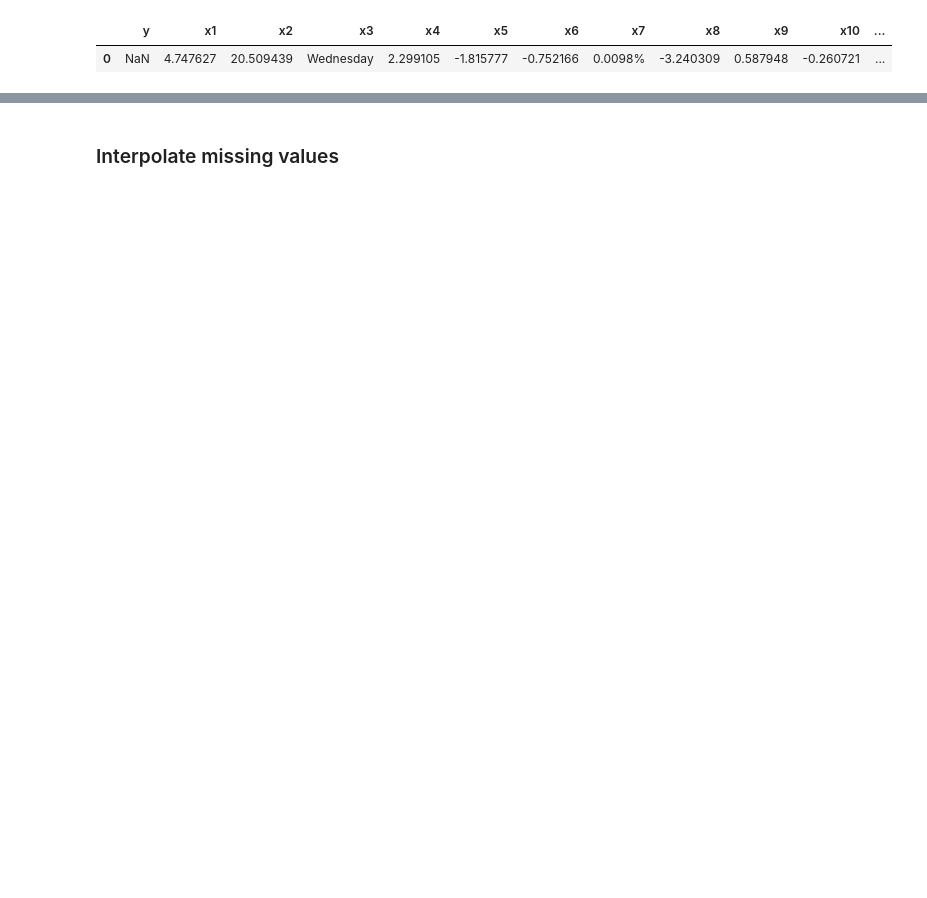
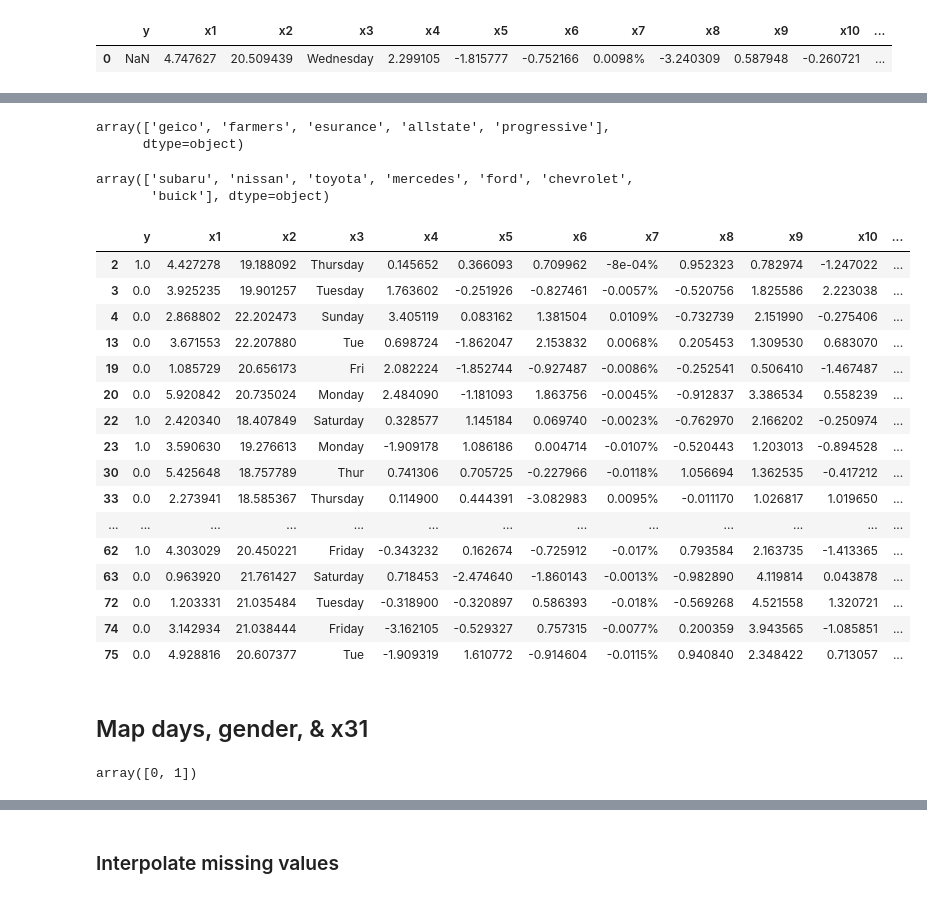
Before and after one commit to tamle2021/classification, a Jupyter notebook: sf.ipynb, the cells around one changed output, grey strips where cells are left out. Saved outputs shown, nothing was run; the diff lists cells and outputs as text; code cells hidden in the pictures; blank space fills up the shorter version.

```diff
--- a/sf.ipynb
+++ b/sf.ipynb
@@ -60,0 +249,18 @@ dfCombine.tail(1)
+# %%
+dfFilter = dfCombine[(dfCombine["y"].isnull() == False)]
+dfFilter = dfFilter[(dfFilter["x5"].isnull() == False)]
+dfFilter = dfFilter[(dfFilter["x26"].isnull() == False)]
+dfFilter = dfFilter[(dfFilter["x33"].isnull() == False)]
+dfFilter = dfFilter[(dfFilter["x63"].isnull() == False)]
+dfFilter = dfFilter[(dfFilter["x22"].isnull() == False)]
+dfFilter = dfFilter[(dfFilter["x38"].isnull() == False)]
+dfFilter = dfFilter[(dfFilter["x67"].isnull() == False)]
+dfFilter = dfFilter[(dfFilter["x68"].isnull() == False)]
+dfFilter = dfFilter[(dfFilter["x79"].isnull() == False)]
+dfFilter = dfFilter[(dfFilter["x83"].isnull() == False)]
+dfFilter = dfFilter[(dfFilter["x86"].isnull() == False)]
+dfFilter = dfFilter[(dfFilter["x88"].isnull() == False)]
+dfFilter = dfFilter[(dfFilter["x92"].isnull() == False)]
+dfFilter = dfFilter[(dfFilter["x94"].isnull() == False)]
+dfFilter = dfFilter[(dfFilter["x24"].isnull() == False)]
+dfFilter = dfFilter[(dfFilter["x77"].isnull() == False)]
@@ -130,0 +320,32 @@ dfCombine[["x5","x22","x26","x63","x67","x68","x92","x94"]].sample(30)
+# %%
+dfFilter["x65"].unique()
+# %% [output]
+array(['geico', 'farmers', 'esurance', 'allstate', 'progressive'],
+      dtype=object)
+# %%
+dfFilter["x77"].unique()
+# %% [output]
+array(['subaru', 'nissan', 'toyota', 'mercedes', 'ford', 'chevrolet',
+       'buick'], dtype=object)
+# %%
+dfFilter.head(20)
+# %% [output]
+|  | y | x1 | x2 | x3 | x4 | x5 | x6 | x7 | x8 | x9 | x10 | ... |
+| 2 | 1.0 | 4.427278 | 19.188092 | Thursday | 0.145652 | 0.366093 | 0.709962 | -8e-04% | 0.952323 | 0.782974 | -1.247022 | ... |
+| 3 | 0.0 | 3.925235 | 19.901257 | Tuesday | 1.763602 | -0.251926 | -0.827461 | -0.0057% | -0.520756 | 1.825586 | 2.223038 | ... |
+| 4 | 0.0 | 2.868802 | 22.202473 | Sunday | 3.405119 | 0.083162 | 1.381504 | 0.0109% | -0.732739 | 2.151990 | -0.275406 | ... |
+| 13 | 0.0 | 3.671553 | 22.207880 | Tue | 0.698724 | -1.862047 | 2.153832 | 0.0068% | 0.205453 | 1.309530 | 0.683070 | ... |
+| 19 | 0.0 | 1.085729 | 20.656173 | Fri | 2.082224 | -1.852744 | -0.927487 | -0.0086% | -0.252541 | 0.506410 | -1.467487 | ... |
+| 20 | 0.0 | 5.920842 | 20.735024 | Monday | 2.484090 | -1.181093 | 1.863756 | -0.0045% | -0.912837 | 3.386534 | 0.558239 | ... |
+| 22 | 1.0 | 2.420340 | 18.407849 | Saturday | 0.328577 | 1.145184 | 0.069740 | -0.0023% | -0.762970 | 2.166202 | -0.250974 | ... |
+| 23 | 1.0 | 3.590630 | 19.276613 | Monday | -1.909178 | 1.086186 | 0.004714 | -0.0107% | -0.520443 | 1.203013 | -0.894528 | ... |
+| 30 | 0.0 | 5.425648 | 18.757789 | Thur | 0.741306 | 0.705725 | -0.227966 | -0.0118% | 1.056694 | 1.362535 | -0.417212 | ... |
+| 33 | 0.0 | 2.273941 | 18.585367 | Thursday | 0.114900 | 0.444391 | -3.082983 | 0.0095% | -0.011170 | 1.026817 | 1.019650 | ... |
+| ... | ... | ... | ... | ... | ... | ... | ... | ... | ... | ... | ... | ... |
+| 62 | 1.0 | 4.303029 | 20.450221 | Friday | -0.343232 | 0.162674 | -0.725912 | -0.017% | 0.793584 | 2.163735 | -1.413365 | ... |
+| 63 | 0.0 | 0.963920 | 21.761427 | Saturday | 0.718453 | -2.474640 | -1.860143 | -0.0013% | -0.982890 | 4.119814 | 0.043878 | ... |
+| 72 | 0.0 | 1.203331 | 21.035484 | Tuesday | -0.318900 | -0.320897 | 0.586393 | -0.018% | -0.569268 | 4.521558 | 1.320721 | ... |
+| 74 | 0.0 | 3.142934 | 21.038444 | Friday | -3.162105 | -0.529327 | 0.757315 | -0.0077% | 0.200359 | 3.943565 | -1.085851 | ... |
+| 75 | 0.0 | 4.928816 | 20.607377 | Tue | -1.909319 | 1.610772 | -0.914604 | -0.0115% | 0.940840 | 2.348422 | 0.713057 | ... |
+# %% [markdown]
+## Map days, gender, & x31
@@ -130,0 +360,4 @@ dfCombine[["x5","x22","x26","x63","x67","x68","x92","x94"]].sample(30)
+# %%
+dfFilter["encode_gender_x24"].unique()
+# %% [output]
+array([0, 1])
```
Also changed, not shown: parts of 76 cells of this notebook, 3 other files.
